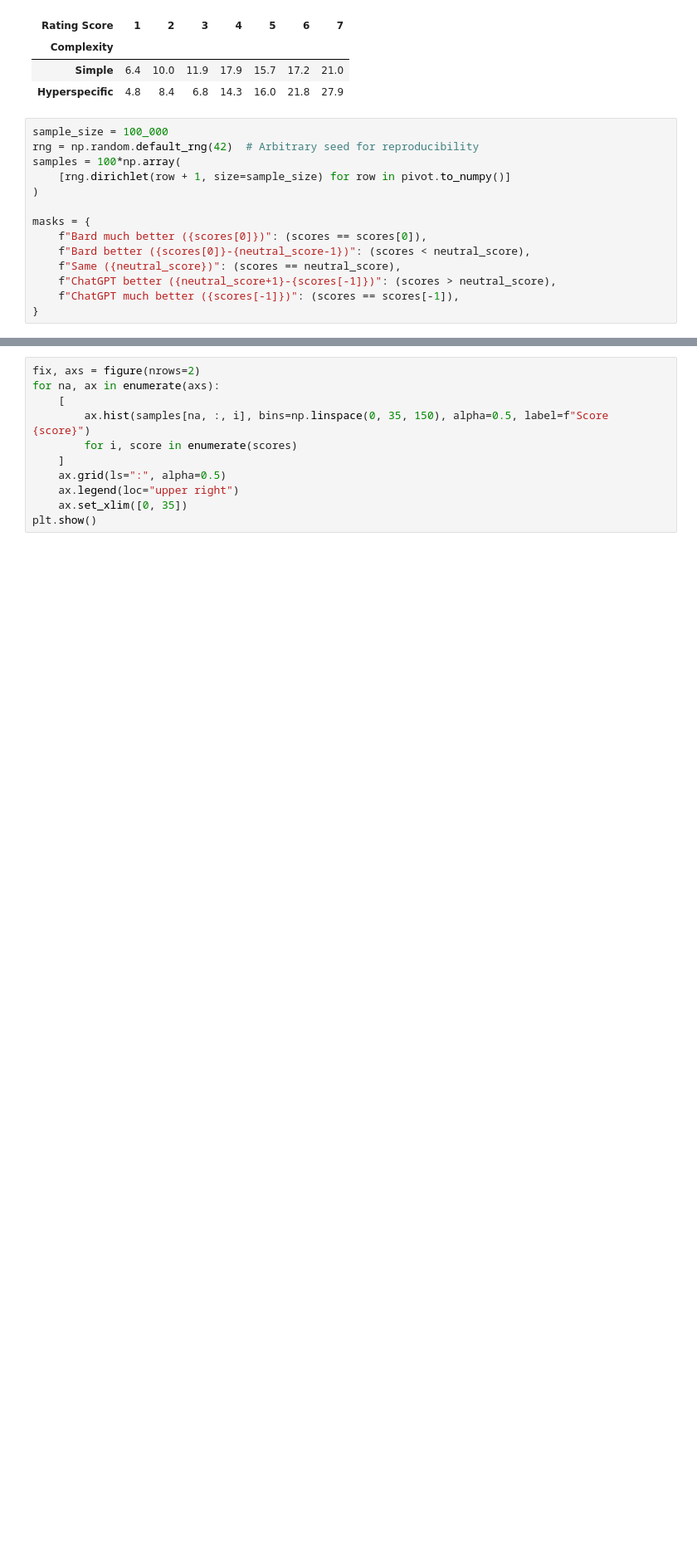
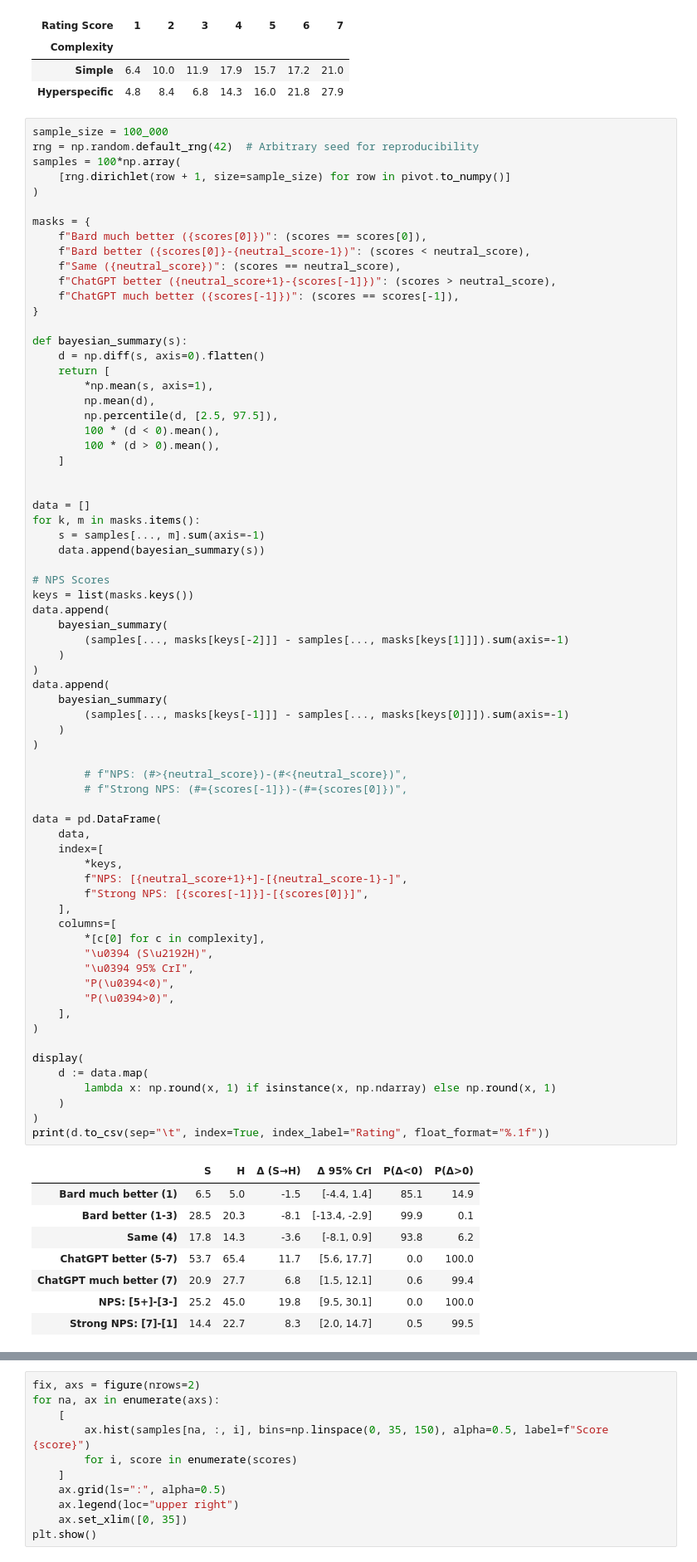
Before and after one commit to aswyatt/DA-Python, a Jupyter notebook: Interview/Data Analysis 1/Human Eval Bard.ipynb, the cells around one changed output, grey strips where cells are left out. Shown at 83% size. Saved outputs shown, nothing was run; the diff lists cells and outputs as text; blank space fills up the shorter version.

```diff
--- a/Interview/Data Analysis 1/Human Eval Bard.ipynb
+++ b/Interview/Data Analysis 1/Human Eval Bard.ipynb
@@ -536,14 +524,78 @@ complexity_counts = pivot.sum(axis=1)  # Sum per complexity
 # %%
 sample_size = 100_000
 rng = np.random.default_rng(42)  # Arbitrary seed for reproducibility
 samples = 100*np.array(
     [rng.dirichlet(row + 1, size=sample_size) for row in pivot.to_numpy()]
 )
 
 masks = {
     f"Bard much better ({scores[0]})": (scores == scores[0]),
     f"Bard better ({scores[0]}-{neutral_score-1})": (scores < neutral_score),
     f"Same ({neutral_score})": (scores == neutral_score),
     f"ChatGPT better ({neutral_score+1}-{scores[-1]})": (scores > neutral_score),
     f"ChatGPT much better ({scores[-1]})": (scores == scores[-1]),
 }
+
+def bayesian_summary(s):
+    d = np.diff(s, axis=0).flatten()
+    return [
+        *np.mean(s, axis=1),
+        np.mean(d),
+        np.percentile(d, [2.5, 97.5]),
+        100 * (d < 0).mean(),
+        100 * (d > 0).mean(),
+    ]
+
+
+data = []
+for k, m in masks.items():
+    s = samples[..., m].sum(axis=-1)
+    data.append(bayesian_summary(s))
+
+# NPS Scores
+keys = list(masks.keys())
+data.append(
+    bayesian_summary(
+        (samples[..., masks[keys[-2]]] - samples[..., masks[keys[1]]]).sum(axis=-1)
+    )
+)
+data.append(
+    bayesian_summary(
+        (samples[..., masks[keys[-1]]] - samples[..., masks[keys[0]]]).sum(axis=-1)
+    )
+)
+
+        # f"NPS: (#>{neutral_score})-(#<{neutral_score})",
+        # f"Strong NPS: (#={scores[-1]})-(#={scores[0]})",
+
+data = pd.DataFrame(
+    data,
+    index=[
+        *keys,
+        f"NPS: [{neutral_score+1}+]-[{neutral_score-1}-]",
+        f"Strong NPS: [{scores[-1]}]-[{scores[0]}]",
+    ],
+    columns=[
+        *[c[0] for c in complexity],
+        "\u0394 (S\u2192H)",
+        "\u0394 95% CrI",
+        "P(\u0394<0)",
+        "P(\u0394>0)",
+    ],
+)
+
+display(
+    d := data.map(
+        lambda x: np.round(x, 1) if isinstance(x, np.ndarray) else np.round(x, 1)
+    )
+)
+print(d.to_csv(sep="\t", index=True, index_label="Rating", float_format="%.1f"))
+# %% [output]
+|  | S | H | Δ (S→H) | Δ 95% CrI | P(Δ<0) | P(Δ>0) |
+| Bard much better (1) | 6.5 | 5.0 | -1.5 | [-4.4, 1.4] | 85.1 | 14.9 |
+| Bard better (1-3) | 28.5 | 20.3 | -8.1 | [-13.4, -2.9] | 99.9 | 0.1 |
+| Same (4) | 17.8 | 14.3 | -3.6 | [-8.1, 0.9] | 93.8 | 6.2 |
+| ChatGPT better (5-7) | 53.7 | 65.4 | 11.7 | [5.6, 17.7] | 0.0 | 100.0 |
+| ChatGPT much better (7) | 20.9 | 27.7 | 6.8 | [1.5, 12.1] | 0.6 | 99.4 |
+| NPS: [5+]-[3-] | 25.2 | 45.0 | 19.8 | [9.5, 30.1] | 0.0 | 100.0 |
+| Strong NPS: [7]-[1] | 14.4 | 22.7 | 8.3 | [2.0, 14.7] | 0.5 | 99.5 |
```
Also changed, not shown: parts of 37 cells of this notebook.
